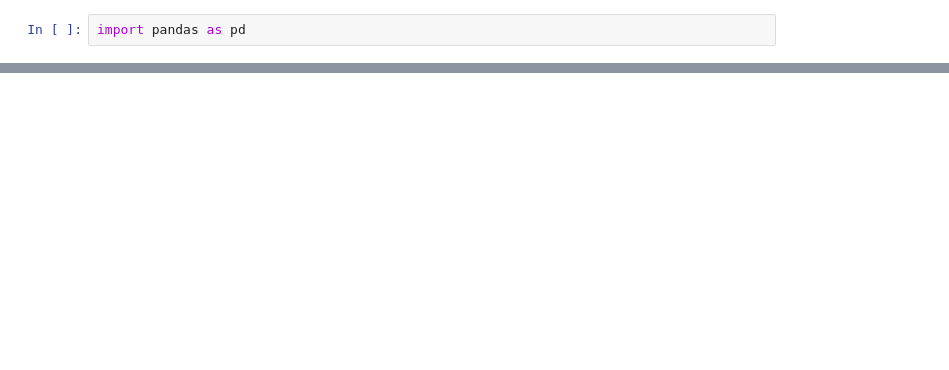
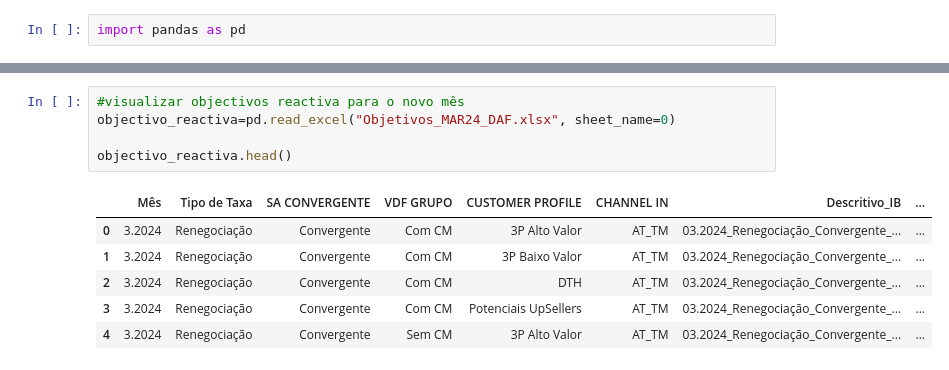
Before and after one commit to josepmatias/nos_reten-ao, a Jupyter notebook: Objectivos reactiva template.ipynb, the cells around one changed output, grey strips where cells are left out. Drawn from its saved outputs; the diff is of its cells as text; blank space fills up the shorter version.

```diff
--- a/Objectivos reactiva template.ipynb
+++ b/Objectivos reactiva template.ipynb
@@ -45,0 +47,12 @@ C:/Users/jpmatias/OneDrive - NOS SGPS, S.A/Ambiente de Trabalho/Retenção teste
+# %%
+#visualizar objectivos reactiva para o novo mês
+objectivo_reactiva=pd.read_excel("Objetivos_MAR24_DAF.xlsx", sheet_name=0)
+
+objectivo_reactiva.head()
+# %% [output]
+|  | Mês | Tipo de Taxa | SA CONVERGENTE | VDF GRUPO | CUSTOMER PROFILE | CHANNEL IN | Descritivo_IB | ... |
+| 0 | 3.2024 | Renegociação | Convergente | Com CM | 3P Alto Valor | AT_TM | 03.2024_Renegociação_Convergente_... | ... |
+| 1 | 3.2024 | Renegociação | Convergente | Com CM | 3P Baixo Valor | AT_TM | 03.2024_Renegociação_Convergente_... | ... |
+| 2 | 3.2024 | Renegociação | Convergente | Com CM | DTH | AT_TM | 03.2024_Renegociação_Convergente_... | ... |
+| 3 | 3.2024 | Renegociação | Convergente | Com CM | Potenciais UpSellers | AT_TM | 03.2024_Renegociação_Convergente_... | ... |
+| 4 | 3.2024 | Renegociação | Convergente | Sem CM | 3P Alto Valor | AT_TM | 03.2024_Renegociação_Convergente_... | ... |
```
Also changed, not shown: parts of 6 cells of this notebook.
